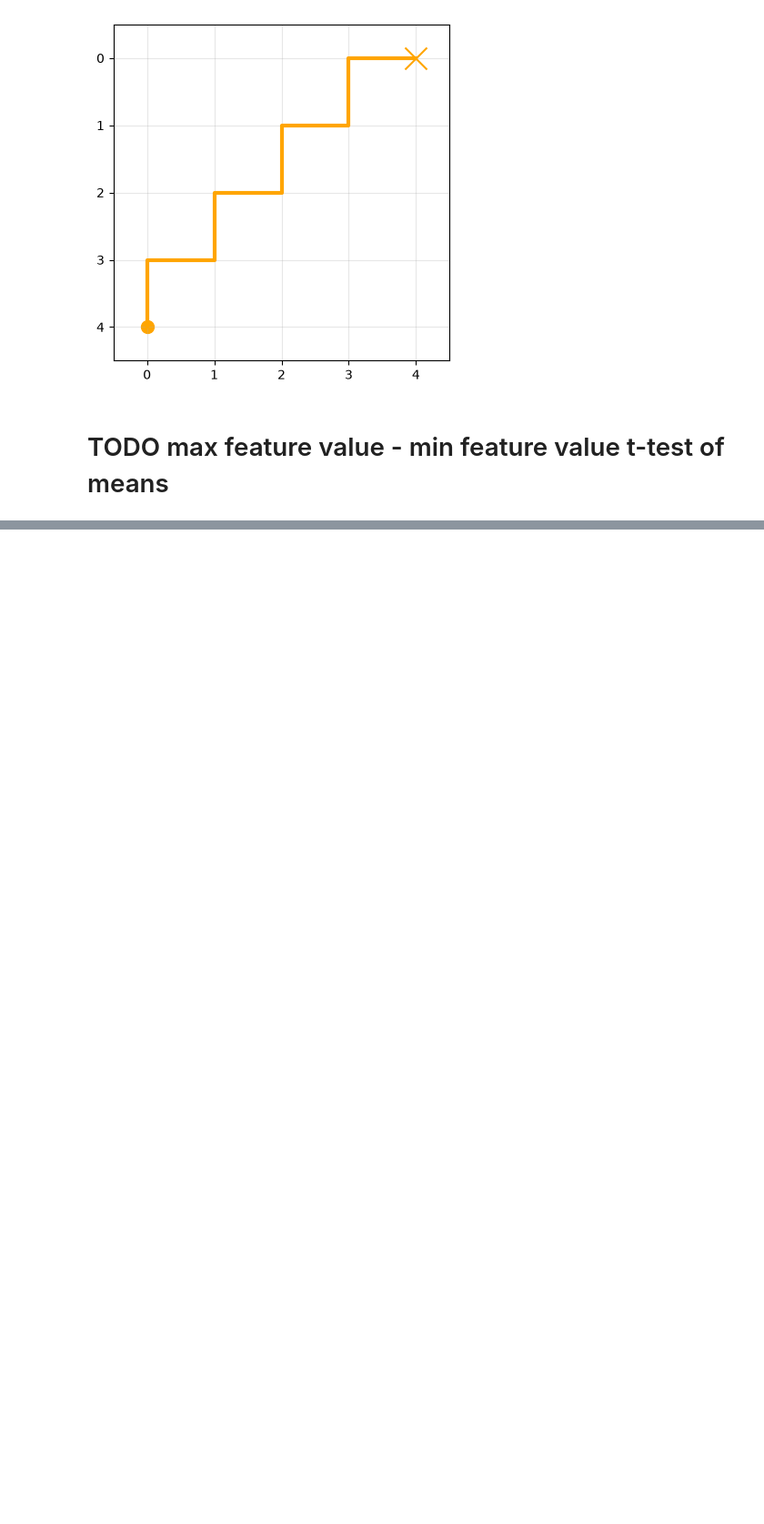
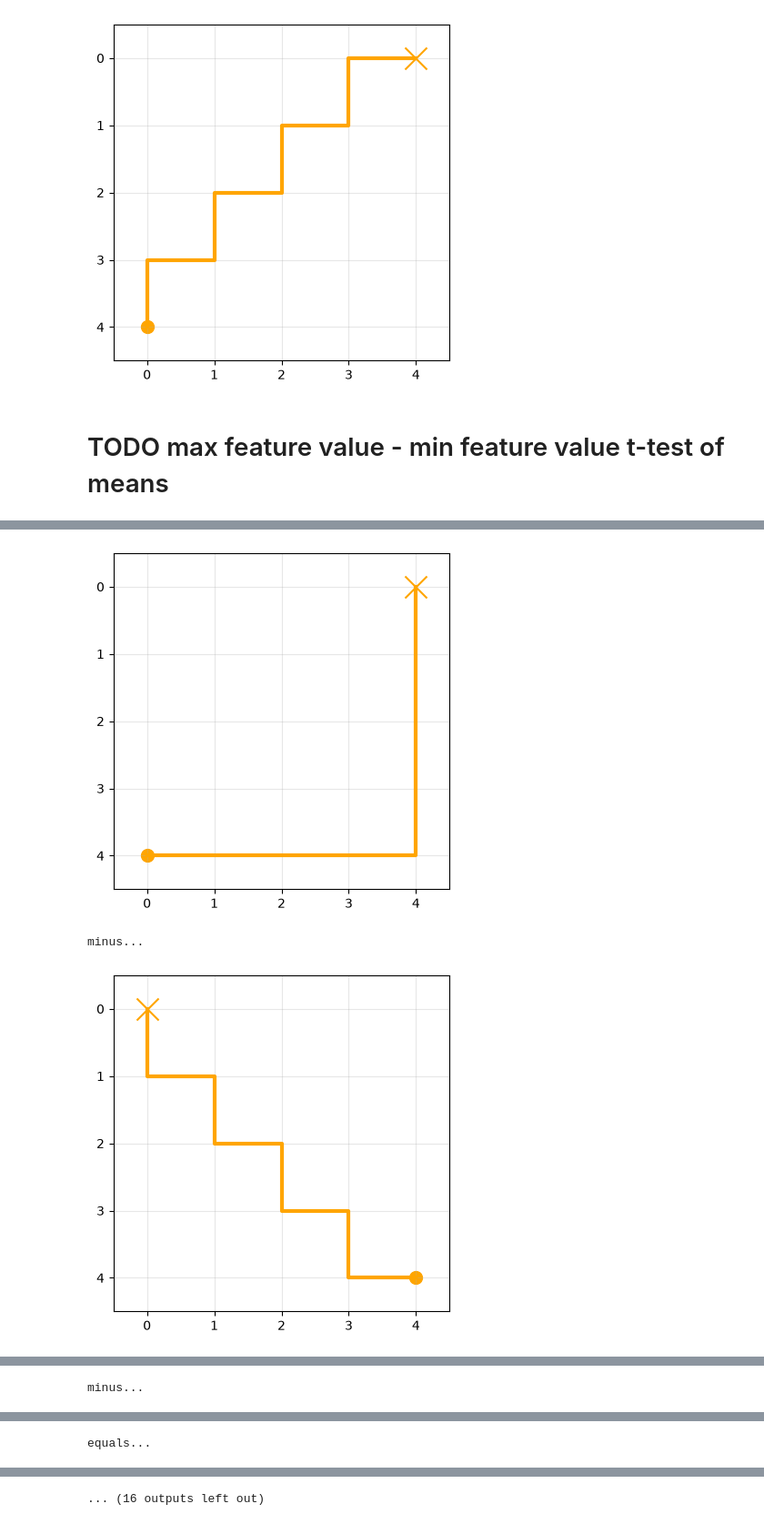
Before and after one commit to mirandali707/tversky_sirl, a Jupyter notebook: experiments/001-sirl-cleanup/src/tversky_features.ipynb, the cells around one changed output, grey strips where cells are left out. Shown at 91% size. Cells and saved outputs as stored; diff of their text form; code cells hidden in the pictures; blank space fills up the shorter version.

Commit message:
semantic algebra vis

```diff
--- a/experiments/001-sirl-cleanup/src/tversky_features.ipynb
+++ b/experiments/001-sirl-cleanup/src/tversky_features.ipynb
@@ -263,0 +322,74 @@ for i in sorted_salience_idxs[sampled_salience_idxs]:
+# %%
+laptop_min_idx = np.argmin(all_feats[:,0])
+laptop_max_idx= np.argmax(all_feats[:,0])
+upright_min_idx = np.argmin(all_feats[:,1])
+upright_max_idx = np.argmax(all_feats[:,1])
+
+print("laptop max - min")
+res = retrieve_semantic_expression(
+    instance_vectors=centered_embeds, #(N, D)
+    feature_bank=feature_bank, # (F, D)
+    expression=f"s({laptop_max_idx})-s({laptop_min_idx})",
+    top_feature_count=4,
+    top_result_count=10,
+)
+env.visualize_one_traj(all_trajs[laptop_max_idx])
+print("minus...")
+env.visualize_one_traj(all_trajs[laptop_min_idx])
+print("equals...")
+for instance in res["top_instances"]:
+    idx = instance["item_ix"]
+    env.visualize_one_traj(all_trajs[idx])
+
+print("-----")
+print("laptop min - max")
+res = retrieve_semantic_expression(
+    instance_vectors=centered_embeds, #(N, D)
+    feature_bank=feature_bank, # (F, D)
+    expression=f"s({laptop_min_idx})-s({laptop_max_idx})",
+    top_feature_count=4,
+    top_result_count=10,
+)
+env.visualize_one_traj(all_trajs[laptop_min_idx])
+print("minus...")
+env.visualize_one_traj(all_trajs[laptop_max_idx])
+print("equals...")
+for instance in res["top_instances"]:
+    idx = instance["item_ix"]
+    env.visualize_one_traj(all_trajs[idx])
+
+print("=========")
+
+print("upright max - min")
+res = retrieve_semantic_expression(
+    instance_vectors=centered_embeds, #(N, D)
+    feature_bank=feature_bank, # (F, D)
+    expression=f"s({upright_max_idx})-s({upright_min_idx})",
+    top_feature_count=4,
+    top_result_count=10,
+)
+env.visualize_one_traj(all_trajs[upright_max_idx])
+print("minus...")
+env.visualize_one_traj(all_trajs[upright_min_idx])
+print("equals...")
+for instance in res["top_instances"]:
+    idx = instance["item_ix"]
+    env.visualize_one_traj(all_trajs[idx])
+
+print("-----")
+print("upright min - max")
+res = retrieve_semantic_expression(
+    instance_vectors=centered_embeds, #(N, D)
+    feature_bank=feature_bank, # (F, D)
+    expression=f"s({upright_min_idx})-s({upright_max_idx})",
+    top_feature_count=4,
+    top_result_count=10,
+)
+env.visualize_one_traj(all_trajs[upright_min_idx])
+print("minus...")
+env.visualize_one_traj(all_trajs[upright_max_idx])
+print("equals...")
+for instance in res["top_instances"]:
+    idx = instance["item_ix"]
+    env.visualize_one_traj(all_trajs[idx])
+# %% [output]
@@ -263,0 +404,3 @@ for i in sorted_salience_idxs[sampled_salience_idxs]:
+[figure, added]
+minus...
+[figure, added]
@@ -263,0 +417 @@ for i in sorted_salience_idxs[sampled_salience_idxs]:
+minus...
@@ -263,0 +419 @@ for i in sorted_salience_idxs[sampled_salience_idxs]:
+equals...
@@ -263,0 +423 @@ for i in sorted_salience_idxs[sampled_salience_idxs]:
+... (16 outputs left out)
```
Also changed, not shown: parts of 2 cells of this notebook.
